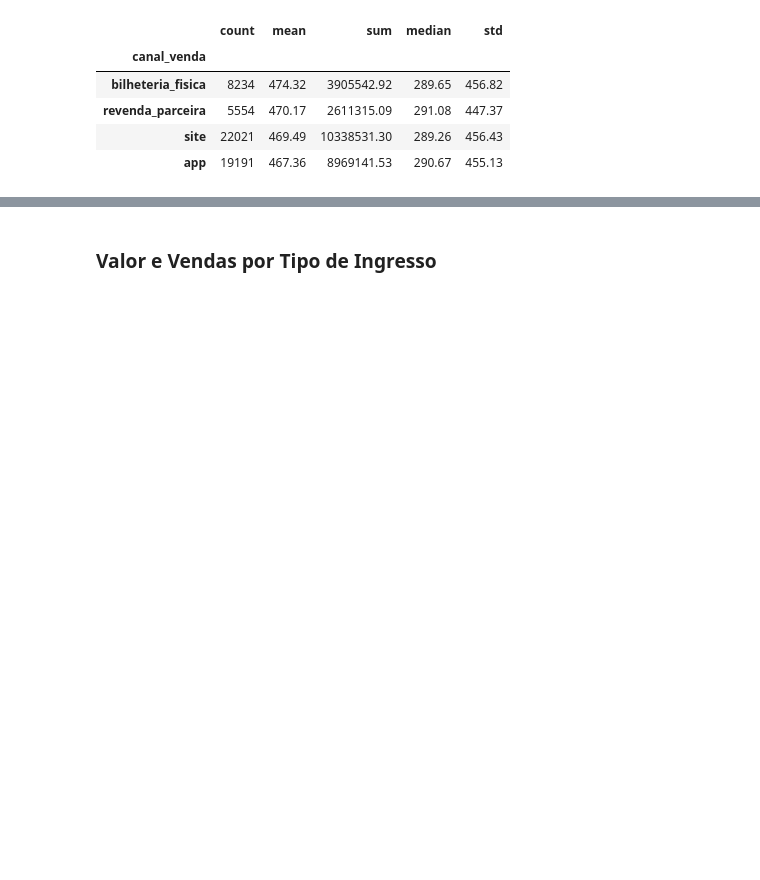
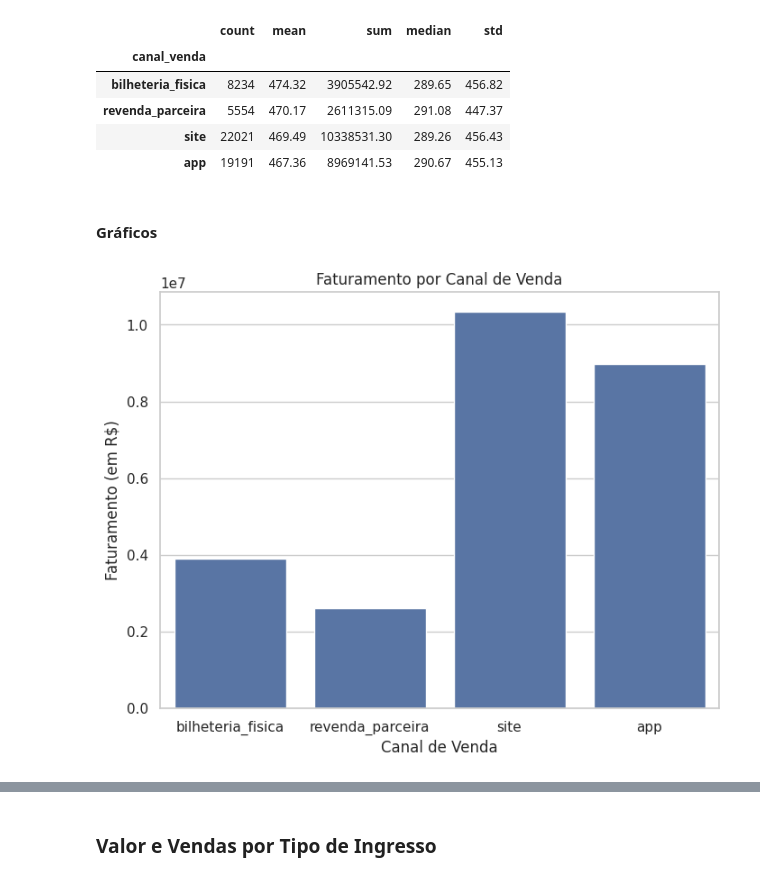
Before and after one commit to sugarfreecat/festival-musica, a Jupyter notebook: notebooks/01_analise_exploratoria_vendas.ipynb, the cells around one changed output, grey strips where cells are left out. Saved outputs shown, nothing was run; the diff lists cells and outputs as text; code cells hidden in the pictures; blank space fills up the shorter version.

```diff
--- a/notebooks/01_analise_exploratoria_vendas.ipynb
+++ b/notebooks/01_analise_exploratoria_vendas.ipynb
@@ -332,11 +377,10 @@ O que esta célula faz: calcula quantidade, média, mediana e desvio padrão da
 # %%
-# Coluna categórica usada para comparar (da fato ou da dimensão). Poucos valores diferentes funcionam melhor.
 COLUNA_GRUPO = "canal_venda"
 
 # Quantidade, média, mediana e desvio padrão de cada grupo, do maior para o menor valor médio.
-por_grupo = df_completo.groupby(COLUNA_GRUPO)[COLUNA_NUMERICA].agg(["count", "mean", "sum", "median", "std"]).round(2)
-por_grupo = por_grupo.sort_values("mean", ascending=False)
-display(por_grupo)
+vendas_por_canal = df_completo.groupby(COLUNA_GRUPO)[COLUNA_NUMERICA].agg(["count", "mean", "sum", "median", "std"]).round(2)
+vendas_por_canal = vendas_por_canal.sort_values("mean", ascending=False)
+display(vendas_por_canal)
 # %% [output]
 |  | count | mean | sum | median | std |
 | canal_venda |  |  |  |  |  |
@@ -344,3 +388,13 @@ display(por_grupo)
 | revenda_parceira | 5554 | 470.17 | 2611315.09 | 291.08 | 447.37 |
 | site | 22021 | 469.49 | 10338531.30 | 289.26 | 456.43 |
 | app | 19191 | 467.36 | 8969141.53 | 290.67 | 455.13 |
+# %% [markdown]
+#### Gráficos
+# %%
+sns.barplot(data=vendas_por_canal, x="canal_venda", y="sum", errorbar=None)
+plt.title("Faturamento por Canal de Venda")
+plt.ylabel("Faturamento (em R$)")
+plt.xlabel("Canal de Venda")
+plt.show()
+# %% [output]
+[figure, added]
```
Also changed, not shown: parts of 34 cells of this notebook.
